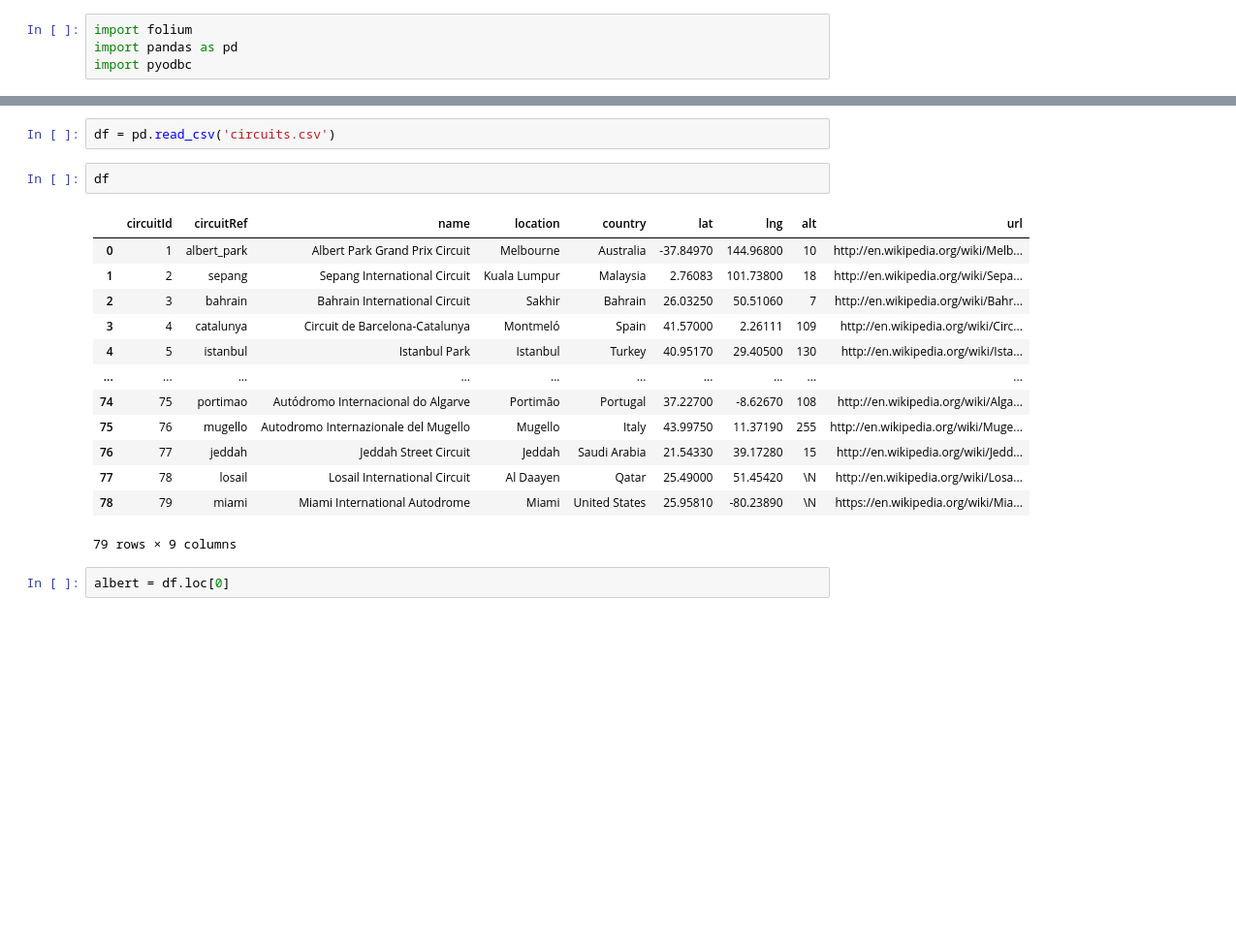
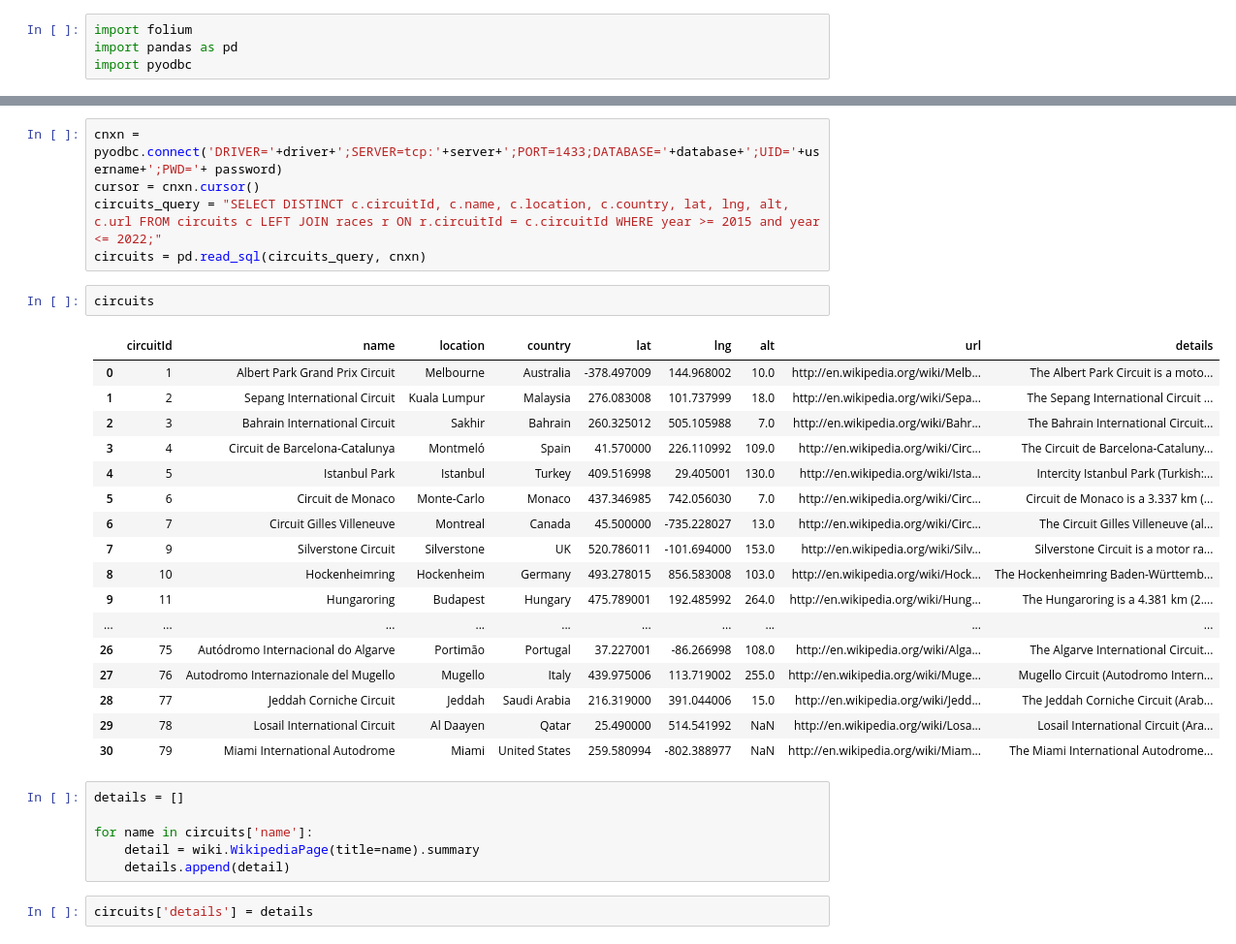
Before and after one commit to Ricardodpalmeida/PDS, a Jupyter notebook: Ric.ipynb, the cells around one changed output, grey strips where cells are left out. Shown: that part at 97% size. Drawn from its saved outputs; the diff is of its cells as text; blank space fills up the shorter version.

Commit message:
Wiki loop

```diff
--- a/Ric.ipynb
+++ b/Ric.ipynb
@@ -32,23 +74,36 @@ my_map.Icon(color
-# %%
-df = pd.read_csv('circuits.csv')
-# %%
-df
-# %% [output]
-|  | circuitId | circuitRef | name | location | country | lat | lng | alt | url |
-| 0 | 1 | albert_park | Albert Park Grand Prix Circuit | Melbourne | Australia | -37.84970 | 144.96800 | 10 | http://en.wikipedia.org/wiki/Melb... |
-| 1 | 2 | sepang | Sepang International Circuit | Kuala Lumpur | Malaysia | 2.76083 | 101.73800 | 18 | http://en.wikipedia.org/wiki/Sepa... |
-| 2 | 3 | bahrain | Bahrain International Circuit | Sakhir | Bahrain | 26.03250 | 50.51060 | 7 | http://en.wikipedia.org/wiki/Bahr... |
-| 3 | 4 | catalunya | Circuit de Barcelona-Catalunya | Montmeló | Spain | 41.57000 | 2.26111 | 109 | http://en.wikipedia.org/wiki/Circ... |
-| 4 | 5 | istanbul | Istanbul Park | Istanbul | Turkey | 40.95170 | 29.40500 | 130 | http://en.wikipedia.org/wiki/Ista... |
-| ... | ... | ... | ... | ... | ... | ... | ... | ... | ... |
-| 74 | 75 | portimao | Autódromo Internacional do Algarve | Portimão | Portugal | 37.22700 | -8.62670 | 108 | http://en.wikipedia.org/wiki/Alga... |
-| 75 | 76 | mugello | Autodromo Internazionale del Mugello | Mugello | Italy | 43.99750 | 11.37190 | 255 | http://en.wikipedia.org/wiki/Muge... |
-| 76 | 77 | jeddah | Jeddah Street Circuit | Jeddah | Saudi Arabia | 21.54330 | 39.17280 | 15 | http://en.wikipedia.org/wiki/Jedd... |
-| 77 | 78 | losail | Losail International Circuit | Al Daayen | Qatar | 25.49000 | 51.45420 | \N | http://en.wikipedia.org/wiki/Losa... |
-| 78 | 79 | miami | Miami International Autodrome | Miami | United States | 25.95810 | -80.23890 | \N | https://en.wikipedia.org/wiki/Mia... |
-79 rows × 9 columns
-# %%
-albert = df.loc[0]
+# %%
+cnxn = pyodbc.connect('DRIVER='+driver+';SERVER=tcp:'+server+';PORT=1433;DATABASE='+database+';UID='+username+';PWD='+ password)
+cursor = cnxn.cursor()
+circuits_query = "SELECT DISTINCT c.circuitId, c.name, c.location, c.country, lat, lng, alt, c.url FROM circuits c LEFT JOIN races r ON r.circuitId = c.circuitId WHERE year >= 2015 and year <= 2022;"
+circuits = pd.read_sql(circuits_query, cnxn)
+# %%
+circuits
+# %% [output]
+|  | circuitId | name | location | country | lat | lng | alt | url | details |
+| 0 | 1 | Albert Park Grand Prix Circuit | Melbourne | Australia | -378.497009 | 144.968002 | 10.0 | http://en.wikipedia.org/wiki/Melb... | The Albert Park Circuit is a moto... |
+| 1 | 2 | Sepang International Circuit | Kuala Lumpur | Malaysia | 276.083008 | 101.737999 | 18.0 | http://en.wikipedia.org/wiki/Sepa... | The Sepang International Circuit ... |
+| 2 | 3 | Bahrain International Circuit | Sakhir | Bahrain | 260.325012 | 505.105988 | 7.0 | http://en.wikipedia.org/wiki/Bahr... | The Bahrain International Circuit... |
+| 3 | 4 | Circuit de Barcelona-Catalunya | Montmeló | Spain | 41.570000 | 226.110992 | 109.0 | http://en.wikipedia.org/wiki/Circ... | The Circuit de Barcelona-Cataluny... |
+| 4 | 5 | Istanbul Park | Istanbul | Turkey | 409.516998 | 29.405001 | 130.0 | http://en.wikipedia.org/wiki/Ista... | Intercity Istanbul Park (Turkish:... |
+| 5 | 6 | Circuit de Monaco | Monte-Carlo | Monaco | 437.346985 | 742.056030 | 7.0 | http://en.wikipedia.org/wiki/Circ... | Circuit de Monaco is a 3.337 km (... |
+| 6 | 7 | Circuit Gilles Villeneuve | Montreal | Canada | 45.500000 | -735.228027 | 13.0 | http://en.wikipedia.org/wiki/Circ... | The Circuit Gilles Villeneuve (al... |
+| 7 | 9 | Silverstone Circuit | Silverstone | UK | 520.786011 | -101.694000 | 153.0 | http://en.wikipedia.org/wiki/Silv... | Silverstone Circuit is a motor ra... |
+| 8 | 10 | Hockenheimring | Hockenheim | Germany | 493.278015 | 856.583008 | 103.0 | http://en.wikipedia.org/wiki/Hock... | The Hockenheimring Baden-Württemb... |
+| 9 | 11 | Hungaroring | Budapest | Hungary | 475.789001 | 192.485992 | 264.0 | http://en.wikipedia.org/wiki/Hung... | The Hungaroring is a 4.381 km (2.... |
+| ... | ... | ... | ... | ... | ... | ... | ... | ... | ... |
+| 26 | 75 | Autódromo Internacional do Algarve | Portimão | Portugal | 37.227001 | -86.266998 | 108.0 | http://en.wikipedia.org/wiki/Alga... | The Algarve International Circuit... |
+| 27 | 76 | Autodromo Internazionale del Mugello | Mugello | Italy | 439.975006 | 113.719002 | 255.0 | http://en.wikipedia.org/wiki/Muge... | Mugello Circuit (Autodromo Intern... |
+| 28 | 77 | Jeddah Corniche Circuit | Jeddah | Saudi Arabia | 216.319000 | 391.044006 | 15.0 | http://en.wikipedia.org/wiki/Jedd... | The Jeddah Corniche Circuit (Arab... |
+| 29 | 78 | Losail International Circuit | Al Daayen | Qatar | 25.490000 | 514.541992 | NaN | http://en.wikipedia.org/wiki/Losa... | Losail International Circuit (Ara... |
+| 30 | 79 | Miami International Autodrome | Miami | United States | 259.580994 | -802.388977 | NaN | http://en.wikipedia.org/wiki/Miam... | The Miami International Autodrome... |
+# %%
+details = []
+
+for name in circuits['name']:
+    detail = wiki.WikipediaPage(title=name).summary
+    details.append(detail)
+# %%
+circuits['details'] = details
 # %%
 def generate_map(df):
 
```
Also changed, not shown: parts of 17 cells of this notebook.
